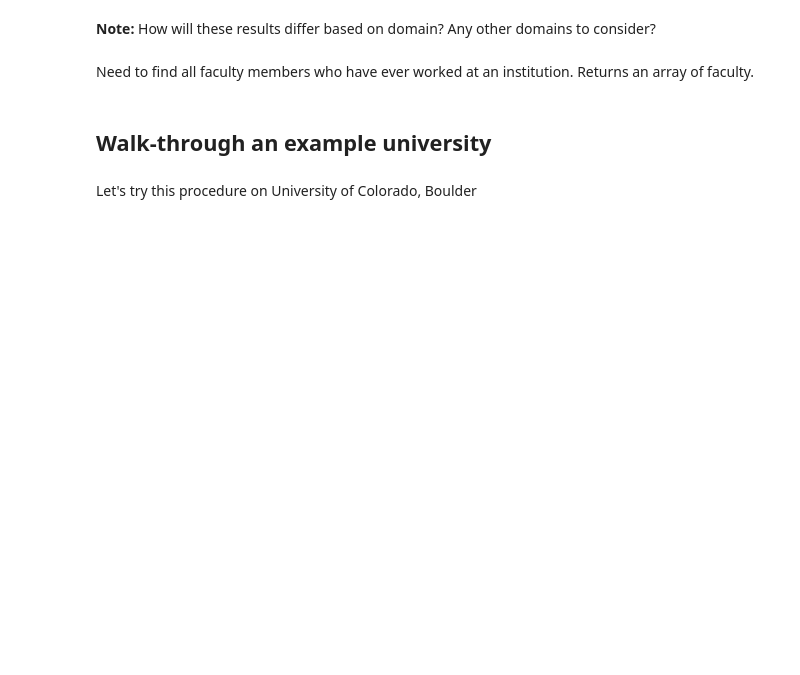
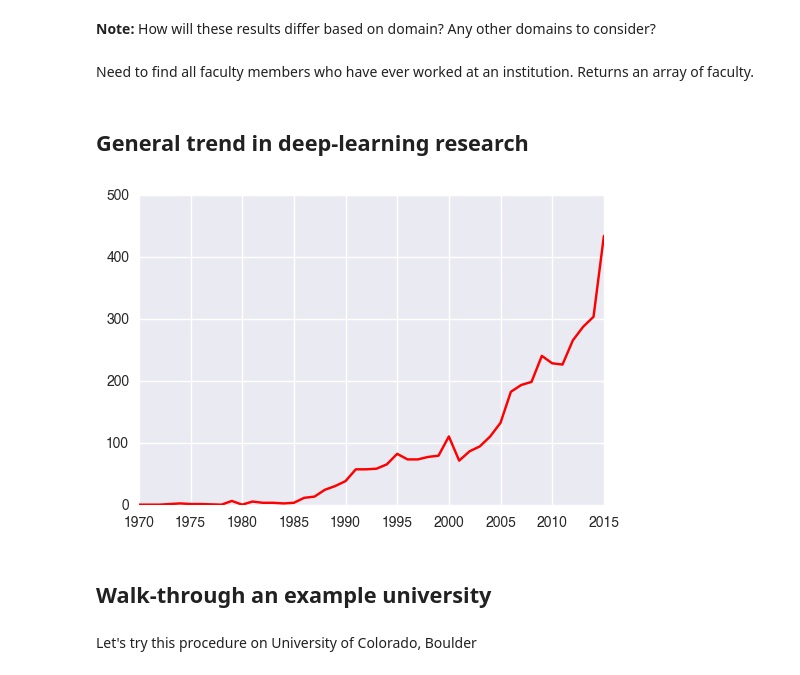
Before and after one commit to dimecon/faculty_hiring, a Jupyter notebook: notebooks-productivity/Spread+of+Research+Ideas.ipynb, the cells around one changed output. Saved outputs shown, nothing was run; the diff lists cells and outputs as text; code cells hidden in the pictures; blank space fills up the shorter version.

```diff
--- a/notebooks-productivity/Spread+of+Research+Ideas.ipynb
+++ b/notebooks-productivity/Spread+of+Research+Ideas.ipynb
@@ -48,6 +64,30 @@ def faculty_at_institution(institution_name):
                 break
 
     return people
+# %% [markdown]
+## General trend in deep-learning research
+# %%
+def distribution():
+    yearly_rate = Counter()
+    for f in asst_faculty:
+        if f.__contains__("dblp_pubs"):
+            for pub in f.dblp_pubs:
+                if any(pub['title'].lower().count(keyword) for keyword in deep_learning_keywords):
+                    yearly_rate[pub['year']] += 1
+
+    return yearly_rate
+
+dist = distribution()
+# %%
+x = dict(dist).keys(); y = [];
+for year, count in dict(dist).items():
+    y.append(count)
+
+plt.plot(x, y, color = 'r')
+plt.xlim(1970, 2015)
+plt.show()
+# %% [output]
+[figure, added]
 # %% [markdown]
 ## Walk-through an example university
 # %% [markdown]
```
Also changed, not shown: parts of 11 cells of this notebook.
